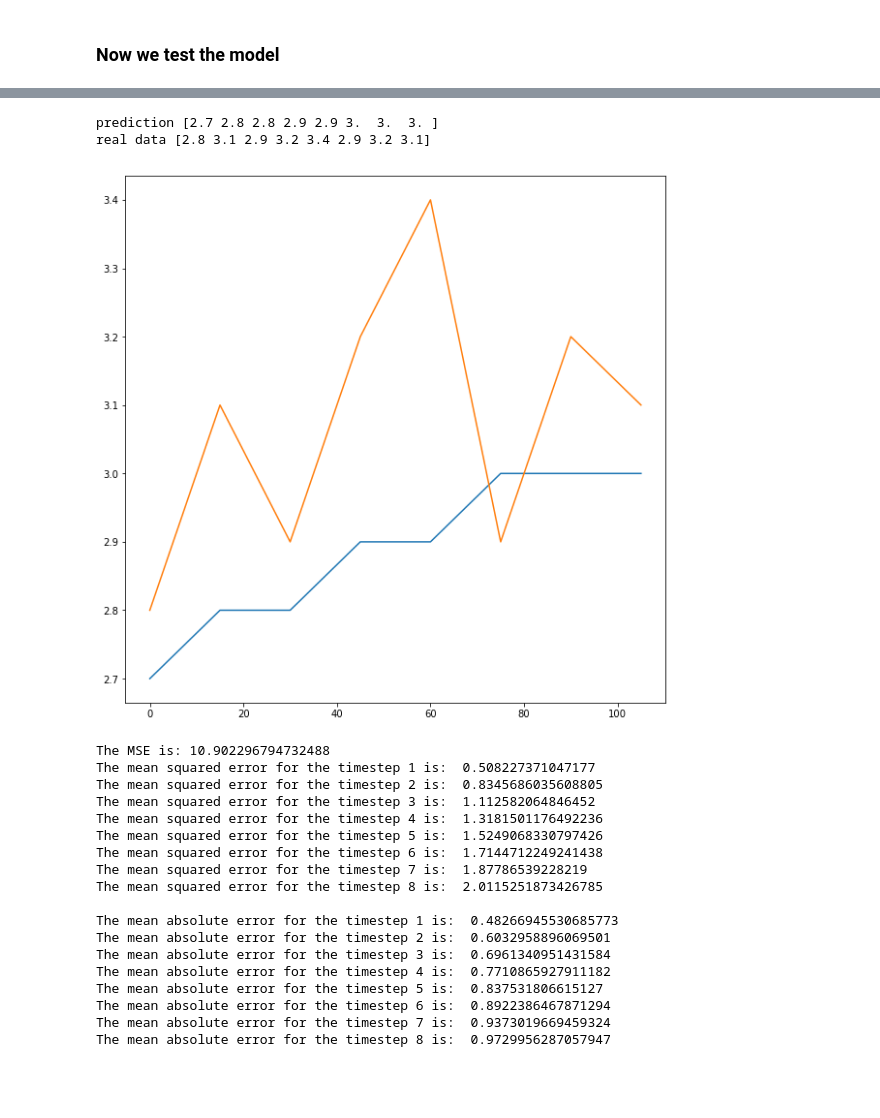
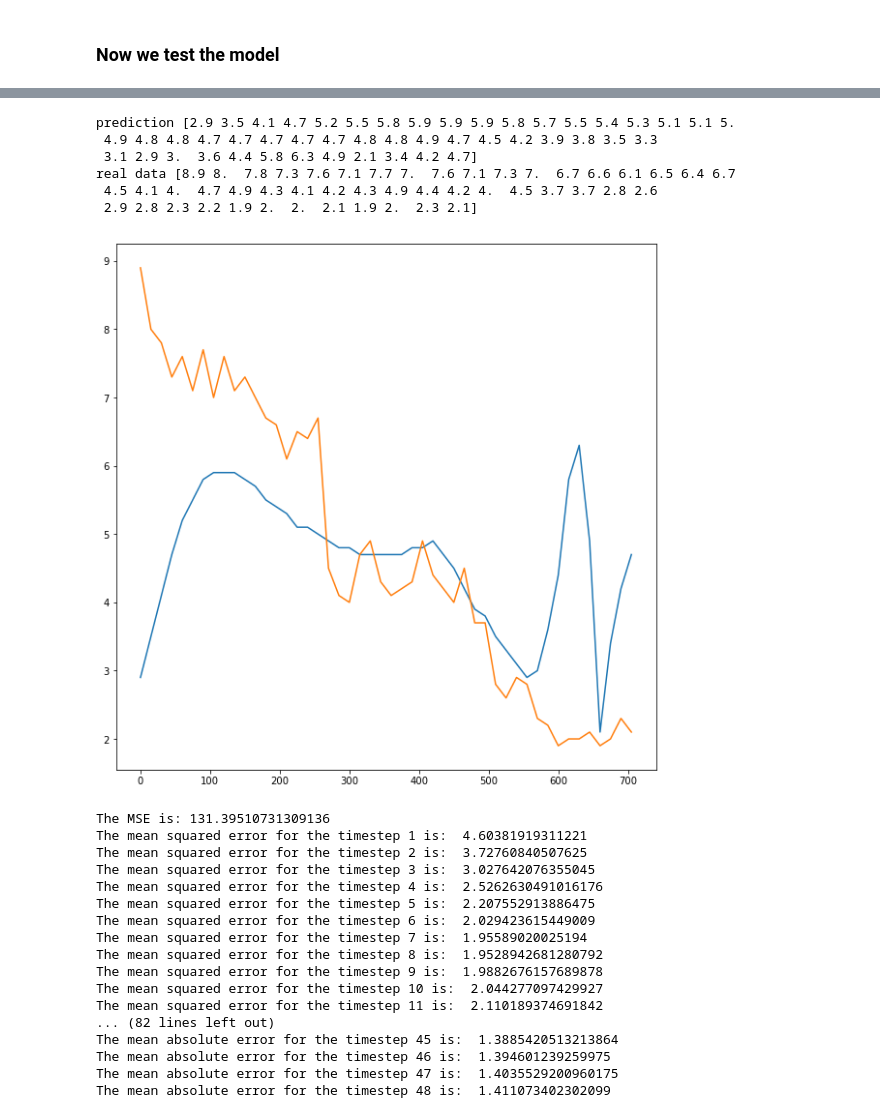
Before and after one commit to leobix/safi, a Jupyter notebook: safi_project_processing.ipynb, the cells around one changed output, grey strips where cells are left out. Cells and saved outputs as stored; diff of their text form; code cells hidden in the pictures; blank space fills up the shorter version.

```diff
--- a/safi_project_processing.ipynb
+++ b/safi_project_processing.ipynb
@@ -357,7 +357,7 @@ def split_sequences(sequences, n_steps_in, n_steps_out):
 		y.append(seq_y)
 	return np.array(X), np.array(y)
 
-n = 120000
+n = 110000
 
 # define input sequence
 in_seq1 = np.array(data["speed"])[:n]
@@ -372,7 +372,7 @@ in_seq3 = in_seq3.reshape((len(in_seq3), 1))
 # horizontally stack columns
 dataset = np.hstack((in_seq1, in_seq2, in_seq3))
 # choose a number of time steps
-n_steps_in, n_steps_out = 12, 8
+n_steps_in, n_steps_out = 48, 48
 # convert into input/output
 X, y = split_sequences(dataset, n_steps_in, n_steps_out)
 # %%
@@ -393,6 +393,6 @@ checkpoints = ModelCheckpoint('Users.safi', monitor='val_acc', verbose=1,
                                 save_best_only=False, save_weights_only=True,
                                 mode='auto', period=1)
 
-model.fit(X, y, epochs=1, verbose=0, validation_data=(X_test, y_test), callbacks = [checkpoints])
+model.fit(X, y, epochs=6, verbose=0, callbacks = [checkpoints])#, validation_data=(X_test, y_test),)
 # %% [output]
 Epoch 00001: saving model to Users.safi
@@ -401,7 +406,7 @@ Epoch 00001: saving model to Users.safi
 ### Now we test the model
 # %%
 #m is the number of examples to test
-m = 35000
+m = 30000
 
 # define input sequence
 test_seq1 = np.array(data["speed"])[n:(n+m)]
@@ -423,0 +426,10 @@ yhat_test = model.predict(X_test)
+# %%
+#our prediction
+yhat_test = model.predict(X_test)
+yhat_attempt = []
+for i in range(len(X_test)):
+    s = X_test[i,-1,0]
+    c = X_test[i,-1,1]
+    sin = X_test[i,-1,2]
+    yhat_attempt.append([[s, c, sin] for i in range(n_steps_out)])
+yhat_attempt = np.array(yhat_attempt)
@@ -424,17 +456,21 @@ yhat_test = model.predict(X_test)
 # %%
 # one example of prediction
-n = 0
+n = 10
 pred = np.round(yhat_test[n,:,0], 1)
 test = y_test[n,:,0]
 print("prediction", pred)
 print("real data", test)
-plt.plot([15*i for i in range(8)], pred)
-plt.plot([15*i for i in range(8)], test)
+plt.plot([15*i for i in range(n_steps_out)], pred)
+plt.plot([15*i for i in range(n_steps_out)], test)
 plt.show()
 # %% [output]
-prediction [2.7 2.8 2.8 2.9 2.9 3.  3.  3. ]
-real data [2.8 3.1 2.9 3.2 3.4 2.9 3.2 3.1]
+prediction [2.9 3.5 4.1 4.7 5.2 5.5 5.8 5.9 5.9 5.9 5.8 5.7 5.5 5.4 5.3 5.1 5.1 5.
+ 4.9 4.8 4.8 4.7 4.7 4.7 4.7 4.7 4.8 4.8 4.9 4.7 4.5 4.2 3.9 3.8 3.5 3.3
+ 3.1 2.9 3.  3.6 4.4 5.8 6.3 4.9 2.1 3.4 4.2 4.7]
+real data [8.9 8.  7.8 7.3 7.6 7.1 7.7 7.  7.6 7.1 7.3 7.  6.7 6.6 6.1 6.5 6.4 6.7
+ 4.5 4.1 4.  4.7 4.9 4.3 4.1 4.2 4.3 4.9 4.4 4.2 4.  4.5 3.7 3.7 2.8 2.6
+ 2.9 2.8 2.3 2.2 1.9 2.  2.  2.1 1.9 2.  2.3 2.1]
-[figure, old version]
+[figure, new version]
 # %%
 def loss(yhat, ytest, pred = 0):
     n = yhat.shape[0]
@@ -442,9 +478,9 @@ def loss(yhat, ytest, pred = 0):
     err_mean = []
     err_mean_abs = []
     for i in range(n):
-        err.append(np.sum((np.round(yhat_test[i,:,pred], 1)-y_test[i,:,pred])**2))
-        err_mean.append(list((np.round(yhat_test[i,:,pred], 1)-y_test[i,:,pred])**2))
-        err_mean_abs.append(list(abs(np.round(yhat_test[i,:,pred], 1)-y_test[i,:,pred])))
+        err.append(np.sum((np.round(yhat[i,:,pred], 1)-ytest[i,:,pred])**2))
+        err_mean.append(list((np.round(yhat[i,:,pred], 1)-ytest[i,:,pred])**2))
+        err_mean_abs.append(list(abs(np.round(yhat[i,:,pred], 1)-ytest[i,:,pred])))
     return np.mean(err), np.array(err_mean), np.array(err_mean_abs)
 
 err, err_mean, err_mean_abs = loss(yhat_test, y_test)
@@ -455,23 +491,22 @@ print()
 for i in range(n_steps_out):
     print("The mean absolute error for the timestep", i+1, "is: ", np.mean(err_mean_abs[:,i]))
 # %% [output]
-The MSE is: 10.902296794732488
-The mean squared error for the timestep 1 is:  0.508227371047177
-The mean squared error for the timestep 2 is:  0.8345686035608805
-The mean squared error for the timestep 3 is:  1.112582064846452
-The mean squared error for the timestep 4 is:  1.3181501176492236
-The mean squared error for the timestep 5 is:  1.5249068330797426
-The mean squared error for the timestep 6 is:  1.7144712249241438
-The mean squared error for the timestep 7 is:  1.87786539228219
-The mean squared error for the timestep 8 is:  2.0115251873426785
-
-The mean absolute error for the timestep 1 is:  0.48266945530685773
-The mean absolute error for the timestep 2 is:  0.6032958896069501
-The mean absolute error for the timestep 3 is:  0.6961340951431584
-The mean absolute error for the timestep 4 is:  0.7710865927911182
-The mean absolute error for the timestep 5 is:  0.837531806615127
-The mean absolute error for the timestep 6 is:  0.8922386467871294
-The mean absolute error for the timestep 7 is:  0.9373019669459324
-The mean absolute error for the timestep 8 is:  0.9729956287057947
+The MSE is: 131.39510731309136
+The mean squared error for the timestep 1 is:  4.60381919311221
+The mean squared error for the timestep 2 is:  3.72760840507625
+The mean squared error for the timestep 3 is:  3.027642076355045
+The mean squared error for the timestep 4 is:  2.5262630491016176
+The mean squared error for the timestep 5 is:  2.207552913886475
+The mean squared error for the timestep 6 is:  2.029423615449009
+The mean squared error for the timestep 7 is:  1.95589020025194
+The mean squared error for the timestep 8 is:  1.9528942681280792
+The mean squared error for the timestep 9 is:  1.9882676157689878
+The mean squared error for the timestep 10 is:  2.044277097429927
+The mean squared error for the timestep 11 is:  2.110189374691842
+... (82 lines left out)
+The mean absolute error for the timestep 45 is:  1.3885420513213864
+The mean absolute error for the timestep 46 is:  1.394601239259975
+The mean absolute error for the timestep 47 is:  1.4035529200960175
+The mean absolute error for the timestep 48 is:  1.411073402302099
 # %%
 #https://machinelearningmastery.com/how-to-develop-lstm-models-for-time-series-forecasting/
```
Also changed, not shown: parts of 3 cells of this notebook.
